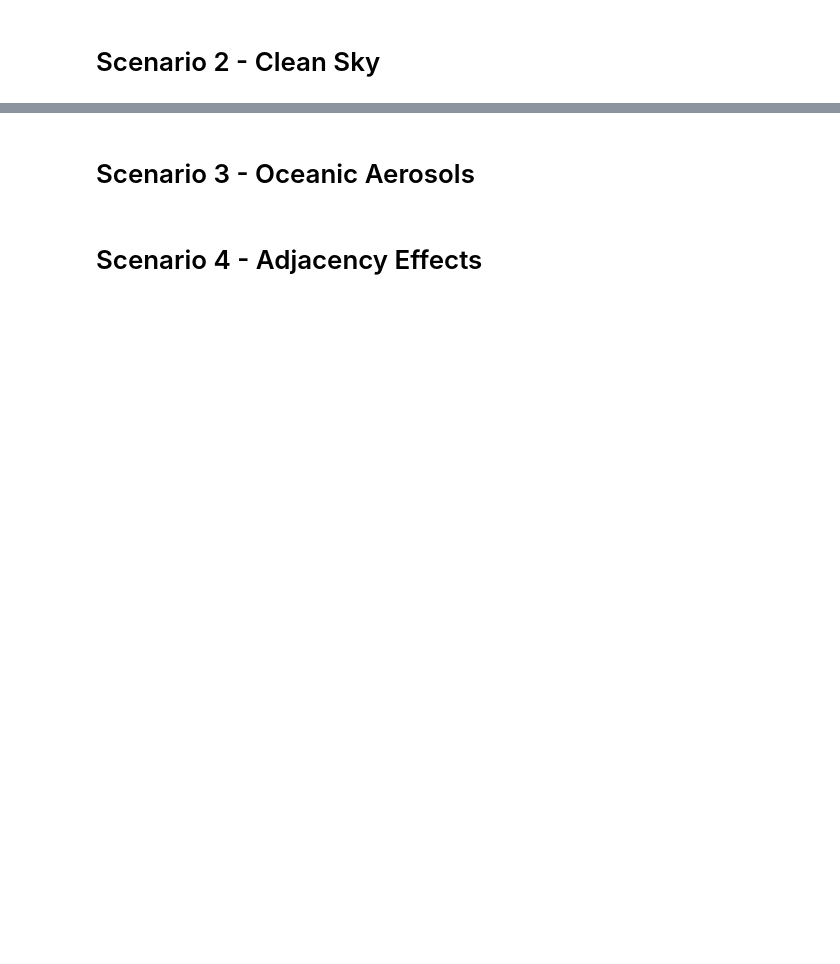
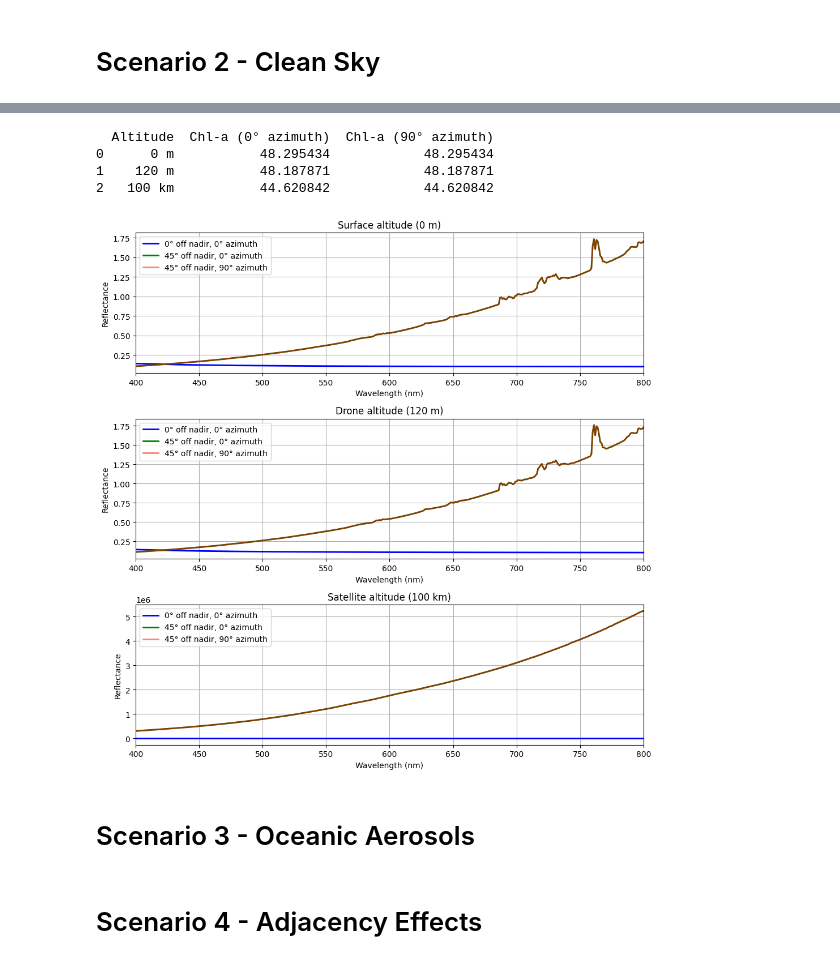
Before and after one commit to SkaugJr/TTK4265-OptiskFjernmaaling, a Jupyter notebook: Prosjekt2/RTM.ipynb, the cells around one changed output, grey strips where cells are left out. Drawn from its saved outputs; the diff is of its cells as text; code cells hidden in the pictures; blank space fills up the shorter version.

```diff
--- a/Prosjekt2/RTM.ipynb
+++ b/Prosjekt2/RTM.ipynb
@@ -278,3 +266,72 @@ print(test.head())
+# %%
+SC2_0m = parse_uvspec_output_umu_phi('Data/SC2_0m.OUT')
+SC2_0m['reflectance0'] = SC2_0m['uu(0.7071,0.0)'] / SC2_0m['edn']
+SC2_0m['reflectance90'] = SC2_0m['uu(0.7071,90.0)'] / SC2_0m['edn']
+
+SC2_120m = parse_uvspec_output_umu_phi('Data/SC2_120m.OUT')
+SC2_120m['reflectance0'] = SC2_120m['uu(0.7071,0.0)'] / SC2_120m['edn']
+SC2_120m['reflectance90'] = SC2_120m['uu(0.7071,90.0)'] / SC2_120m['edn']
+
+SC2_TOA = parse_uvspec_output_umu_phi('Data/SC2_TOA.OUT')
+SC2_TOA['reflectance0'] = SC2_TOA['uu(0.7071,0.0)'] / SC2_TOA['edn']
+SC2_TOA['reflectance90'] = SC2_TOA['uu(0.7071,90.0)'] / SC2_TOA['edn']
+
+
+# calculate Chl-a for each dataset
+chl_a_0m = calculate_chlorophyll_a(SC2_0m)
+chl_a_120m = calculate_chlorophyll_a(SC2_120m)
+chl_a_TOA = calculate_chlorophyll_a(SC2_TOA)
+
+chl_a_df = pd.DataFrame({
+    'Altitude': ['0 m', '120 m', '100 km'],
+    'Chl-a (0° azimuth)': [chl_a_0m.get('reflectance0'), chl_a_120m.get('reflectance0'), chl_a_TOA.get('reflectance0')],
+    'Chl-a (90° azimuth)': [chl_a_0m.get('reflectance90'), chl_a_120m.get('reflectance90'), chl_a_TOA.get('reflectance90')]
+})
+
+print(chl_a_df)
+
+
+fig, ax = plt.subplots(3, 1, figsize=(10, 10))
+
+ax[0].plot(SC1_0m['lambda'], SC1_0m['reflectance'], label='0° off nadir, 0° azimuth', linewidth=2, color='blue')
+ax[0].plot(SC2_0m['lambda'], SC2_0m['reflectance0'], label='45° off nadir, 0° azimuth', linewidth=2, color='green')
+ax[0].plot(SC2_0m['lambda'], SC2_0m['reflectance90'], label='45° off nadir, 90° azimuth', linewidth=2, color='red', alpha=0.5)
+ax[0].set_title('Surface altitude (0 m)')
+ax[0].set_xlabel('Wavelength (nm)')
+ax[0].set_ylabel('Reflectance')
+ax[0].legend()
+ax[0].set_xlim(400, 800)
+ax[0].grid(True)
+
+ax[1].plot(SC1_120m['lambda'], SC1_120m['reflectance'], label='0° off nadir, 0° azimuth', linewidth=2, color='blue')
+ax[1].plot(SC2_120m['lambda'], SC2_120m['reflectance0'], label='45° off nadir, 0° azimuth', linewidth=2, color='green')
+ax[1].plot(SC2_120m['lambda'], SC2_120m['reflectance90'], label='45° off nadir, 90° azimuth', linewidth=2, color='red', alpha=0.5)
+ax[1].set_title('Drone altitude (120 m)')
+ax[1].set_xlabel('Wavelength (nm)')
+ax[1].set_ylabel('Reflectance')
+ax[1].legend()
+ax[1].set_xlim(400, 800)
+ax[1].grid(True)
+
+ax[2].plot(SC1_TOA['lambda'], SC1_TOA['reflectance'], label='0° off nadir, 0° azimuth', linewidth=2, color='blue')
+ax[2].plot(SC2_TOA['lambda'], SC2_TOA['reflectance0'], label='45° off nadir, 0° azimuth', linewidth=2, color='green')
+ax[2].plot(SC2_TOA['lambda'], SC2_TOA['reflectance90'], label='45° off nadir, 90° azimuth', linewidth=2, color='red', alpha=0.5)
+ax[2].set_title('Satellite altitude (100 km)')
+ax[2].set_xlabel('Wavelength (nm)')
+ax[2].set_ylabel('Reflectance')
+ax[2].legend()
+ax[2].set_xlim(400, 800)
+ax[2].grid(True)
+
+plt.tight_layout()
+
+plt.show()
+# %% [output]
+  Altitude  Chl-a (0° azimuth)  Chl-a (90° azimuth)
+0      0 m           48.295434            48.295434
+1    120 m           48.187871            48.187871
+2   100 km           44.620842            44.620842
+[figure, added]
 # %% [markdown]
 # Scenario 3 - Oceanic Aerosols
 # %% [markdown]
```
Also changed, not shown: parts of 3 cells of this notebook, 4 other files.
